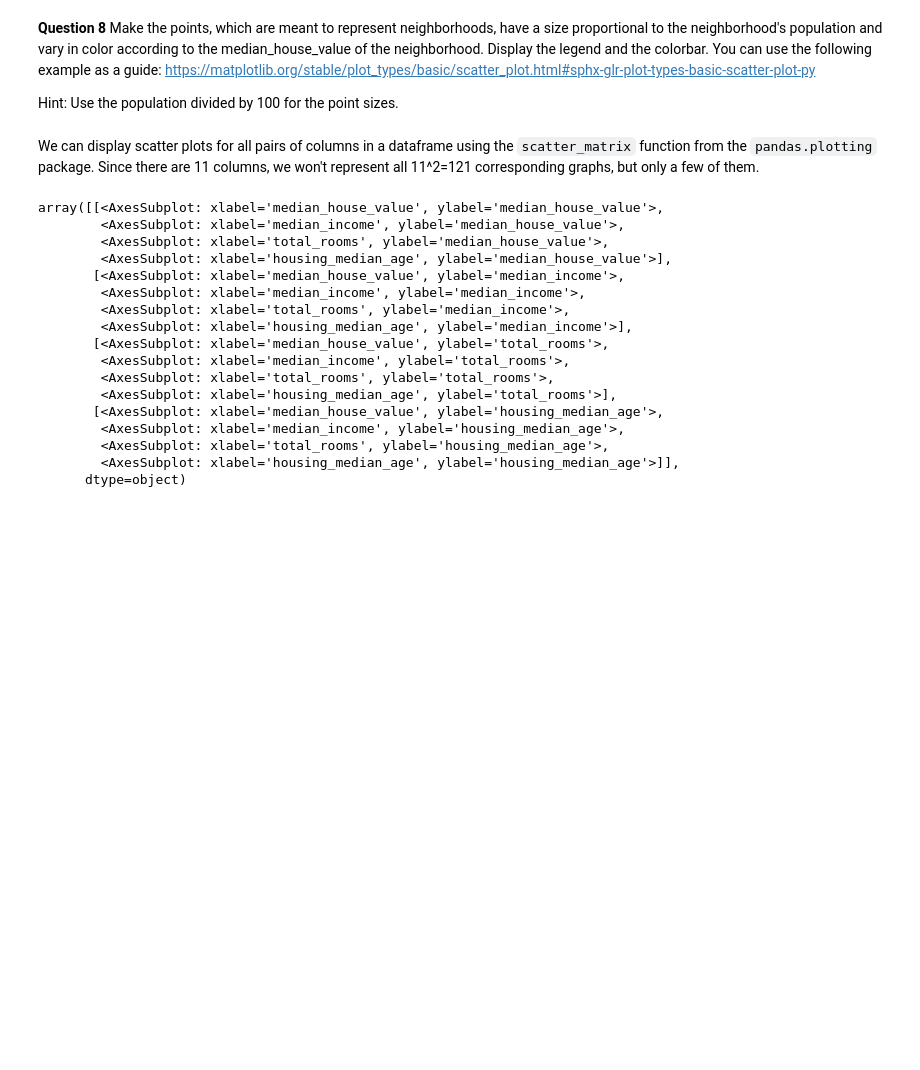
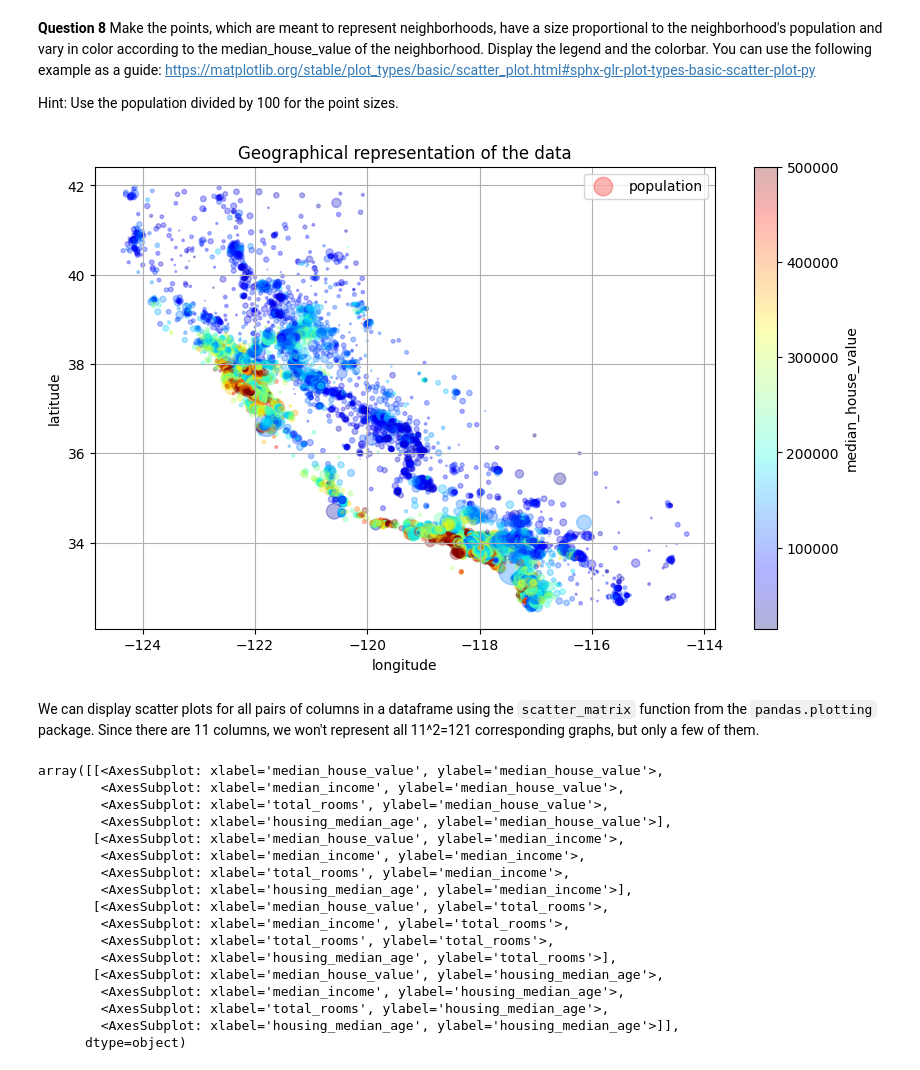
Before and after one commit to AntoninDurousseau/Studies, a Jupyter notebook: M1/Statistical learning/TP2 bis OPTIONAL/TP2-bis-OPTIONAL.ipynb, the cells around one changed output. Cells and saved outputs as stored; diff of their text form; code cells hidden in the pictures; blank space fills up the shorter version.

```diff
--- a/M1/Statistical learning/TP2 bis OPTIONAL/TP2-bis-OPTIONAL.ipynb
+++ b/M1/Statistical learning/TP2 bis OPTIONAL/TP2-bis-OPTIONAL.ipynb
@@ -73,6 +175,12 @@ housing.plot(kind="scatter",x="longitude",y="latitude",grid=True)
 **Question 8** Make the points, which are meant to represent neighborhoods, have a size proportional to the neighborhood's population and vary in color according to the median_house_value of the neighborhood. Display the legend and the colorbar. You can use the following example as a guide: https://matplotlib.org/stable/plot_types/basic/scatter_plot.html#sphx-glr-plot-types-basic-scatter-plot-py
 
 Hint: Use the population divided by 100 for the point sizes.
+# %%
+housing.plot(kind="scatter",x="longitude",y="latitude",grid=True,alpha=0.3,s=housing["population"]/100,label="population",
+             c="median_house_value",cmap=plt.get_cmap("jet"),colorbar=True,figsize=(10,6),title="Geographical representation of the data")
+plt.show()
+# %% [output]
+[figure, added]
 # %% [markdown]
 We can display scatter plots for all pairs of columns in a dataframe using the `scatter_matrix` function from the `pandas.plotting` package. Since there are 11 columns, we won't represent all 11^2=121 corresponding graphs, but only a few of them.
 # %%
```
Also changed, not shown: parts of 16 cells of this notebook, 5 other files.
